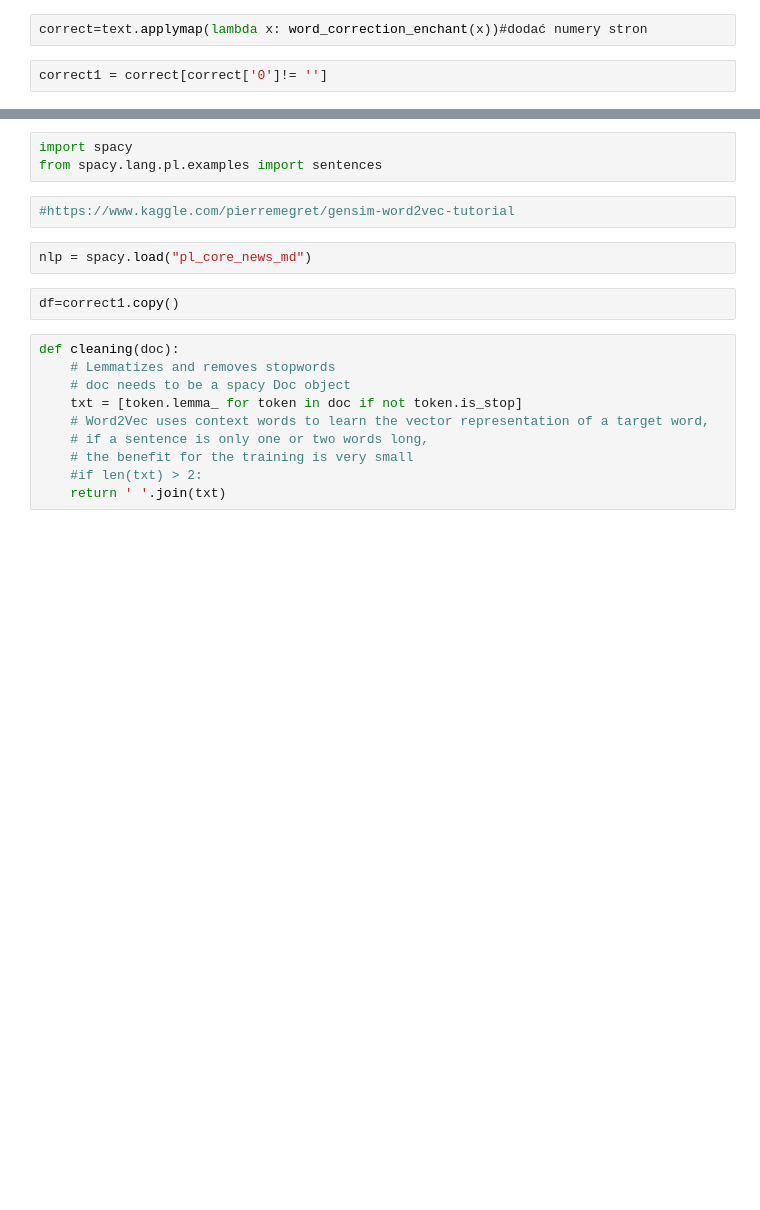
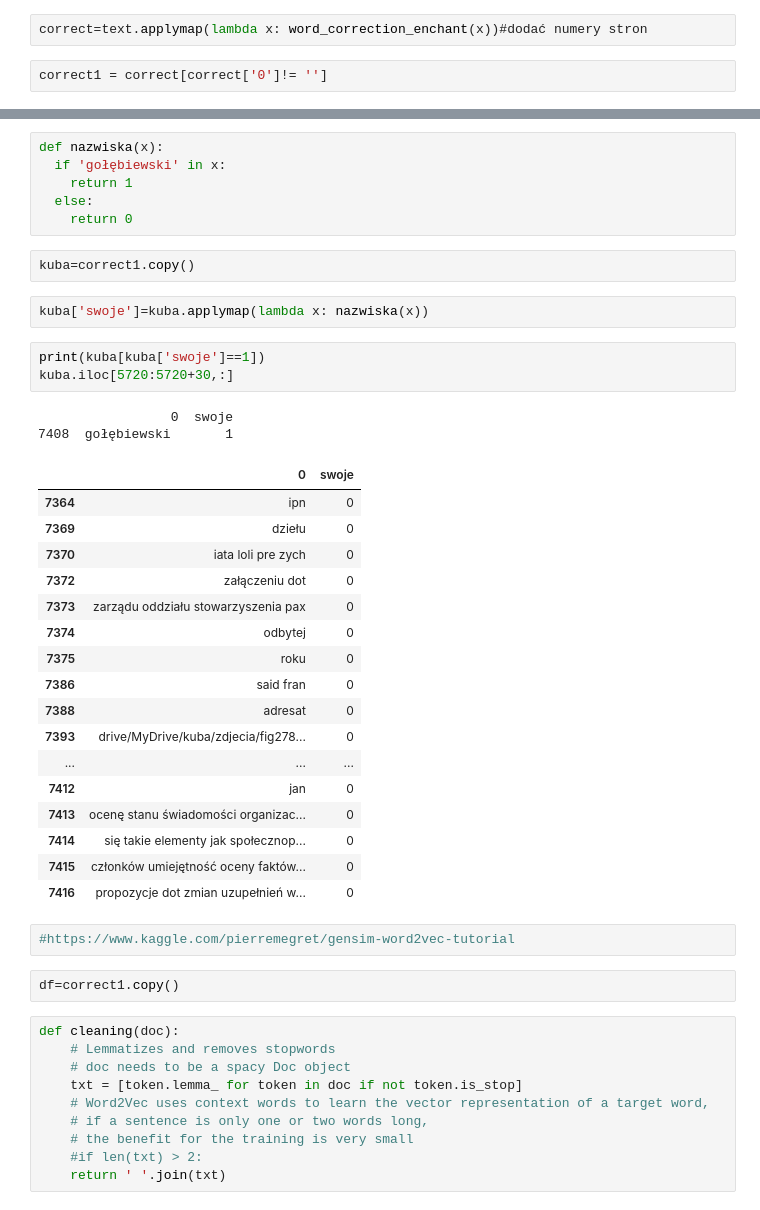
Before and after one commit to KacperGrodecki/image_proccessing, a Jupyter notebook: kuba_img_text_reading_found_words_analyzing_enchant.ipynb, the cells around one changed output, grey strips where cells are left out. Cells and saved outputs as stored; diff of their text form; blank space fills up the shorter version.

```diff
--- a/kuba_img_text_reading_found_words_analyzing_enchant.ipynb
+++ b/kuba_img_text_reading_found_words_analyzing_enchant.ipynb
@@ -146,10 +125,38 @@ You can now load the model via spacy.load('pl_core_news_md')
-# %%
-import spacy
-from spacy.lang.pl.examples import sentences
+# %%
+def nazwiska(x):
+  if 'gołębiewski' in x:
+    return 1
+  else:
+    return 0
+# %%
+kuba=correct1.copy()
+# %%
+kuba['swoje']=kuba.applymap(lambda x: nazwiska(x))
+# %%
+print(kuba[kuba['swoje']==1])
+kuba.iloc[5720:5720+30,:]
+# %% [output]
+                 0  swoje
+7408  gołębiewski       1
+|  | 0 | swoje |
+| 7364 | ipn | 0 |
+| 7369 | dziełu | 0 |
+| 7370 | iata loli pre zych | 0 |
+| 7372 | załączeniu dot | 0 |
+| 7373 | zarządu oddziału stowarzyszenia pax | 0 |
+| 7374 | odbytej | 0 |
+| 7375 | roku | 0 |
+| 7386 | said fran | 0 |
+| 7388 | adresat | 0 |
+| 7393 | drive/MyDrive/kuba/zdjecia/fig278... | 0 |
+| ... | ... | ... |
+| 7412 | jan | 0 |
+| 7413 | ocenę stanu świadomości organizac... | 0 |
+| 7414 | się takie elementy jak społecznop... | 0 |
+| 7415 | członków umiejętność oceny faktów... | 0 |
+| 7416 | propozycje dot zmian uzupełnień w... | 0 |
 # %%
 #https://www.kaggle.com/pierremegret/gensim-word2vec-tutorial
-# %%
-nlp = spacy.load("pl_core_news_md")
 # %%
 df=correct1.copy()
 # %%
```
Also changed, not shown: parts of 32 cells of this notebook.
